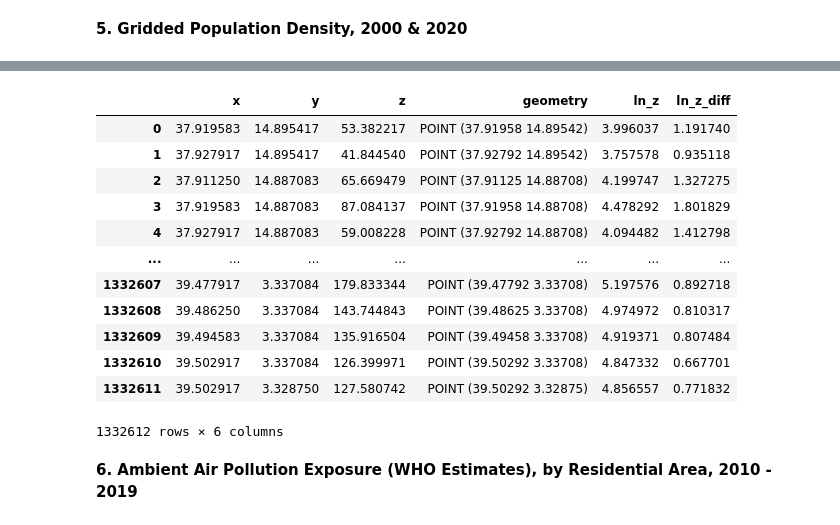
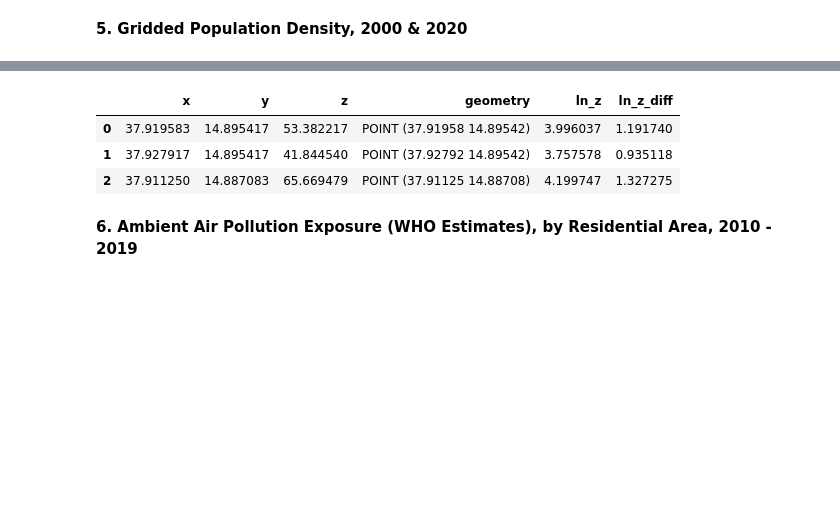
Before and after one commit to Yishak-Ali/Air-Pollution-in-Ethiopia-Report, a Jupyter notebook: Analyzing Air Pollution and Associated Burden of Disease in Ethiopia.ipynb, the cells around one changed output, grey strips where cells are left out. Saved outputs shown, nothing was run; the diff lists cells and outputs as text; code cells hidden in the pictures; blank space fills up the shorter version.

```diff
--- a/Analyzing Air Pollution and Associated Burden of Disease in Ethiopia.ipynb
+++ b/Analyzing Air Pollution and Associated Burden of Disease in Ethiopia.ipynb
@@ -439,19 +430,10 @@ pop_dd_2000
 # %%
-pop_dd_2020
+pop_dd_2020.head(3)
 # %% [output]
 |  | x | y | z | geometry | ln_z | ln_z_diff |
 | 0 | 37.919583 | 14.895417 | 53.382217 | POINT (37.91958 14.89542) | 3.996037 | 1.191740 |
 | 1 | 37.927917 | 14.895417 | 41.844540 | POINT (37.92792 14.89542) | 3.757578 | 0.935118 |
 | 2 | 37.911250 | 14.887083 | 65.669479 | POINT (37.91125 14.88708) | 4.199747 | 1.327275 |
-| 3 | 37.919583 | 14.887083 | 87.084137 | POINT (37.91958 14.88708) | 4.478292 | 1.801829 |
-| 4 | 37.927917 | 14.887083 | 59.008228 | POINT (37.92792 14.88708) | 4.094482 | 1.412798 |
-| ... | ... | ... | ... | ... | ... | ... |
-| 1332607 | 39.477917 | 3.337084 | 179.833344 | POINT (39.47792 3.33708) | 5.197576 | 0.892718 |
-| 1332608 | 39.486250 | 3.337084 | 143.744843 | POINT (39.48625 3.33708) | 4.974972 | 0.810317 |
-| 1332609 | 39.494583 | 3.337084 | 135.916504 | POINT (39.49458 3.33708) | 4.919371 | 0.807484 |
-| 1332610 | 39.502917 | 3.337084 | 126.399971 | POINT (39.50292 3.33708) | 4.847332 | 0.667701 |
-| 1332611 | 39.502917 | 3.328750 | 127.580742 | POINT (39.50292 3.32875) | 4.856557 | 0.771832 |
-1332612 rows × 6 columns
 # %% [markdown]
 **6. Ambient Air Pollution Exposure (WHO Estimates), by Residential Area, 2010 - 2019**
 # %%
```
Also changed, not shown: parts of 3 cells of this notebook, 1 other file.
